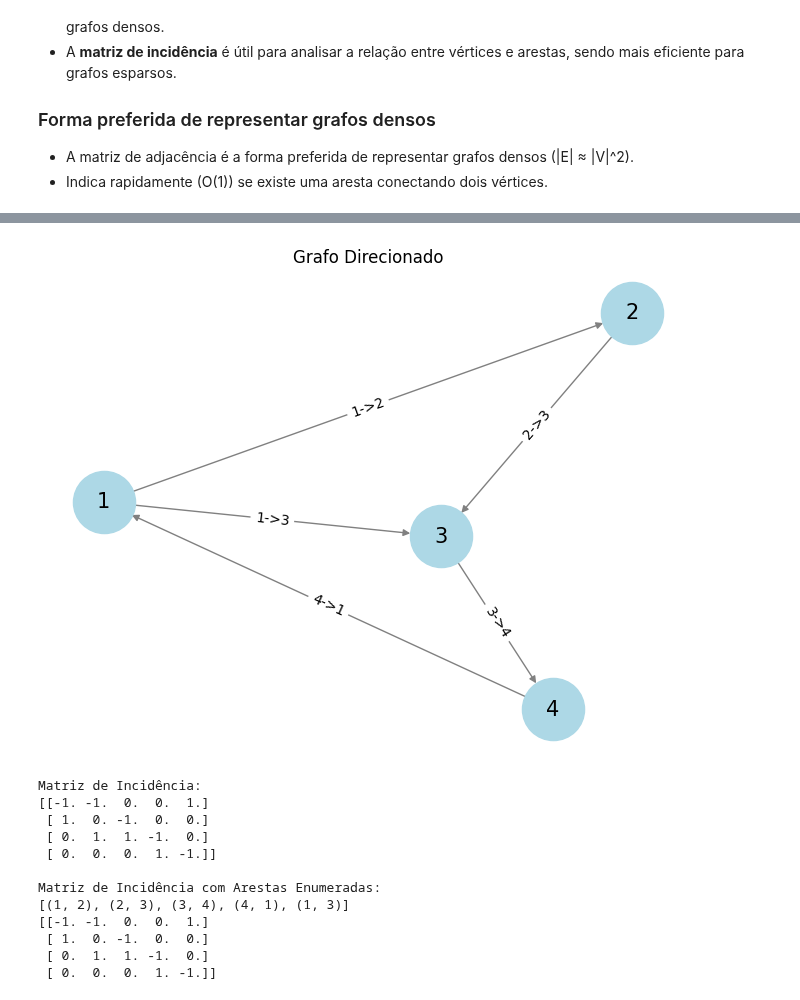
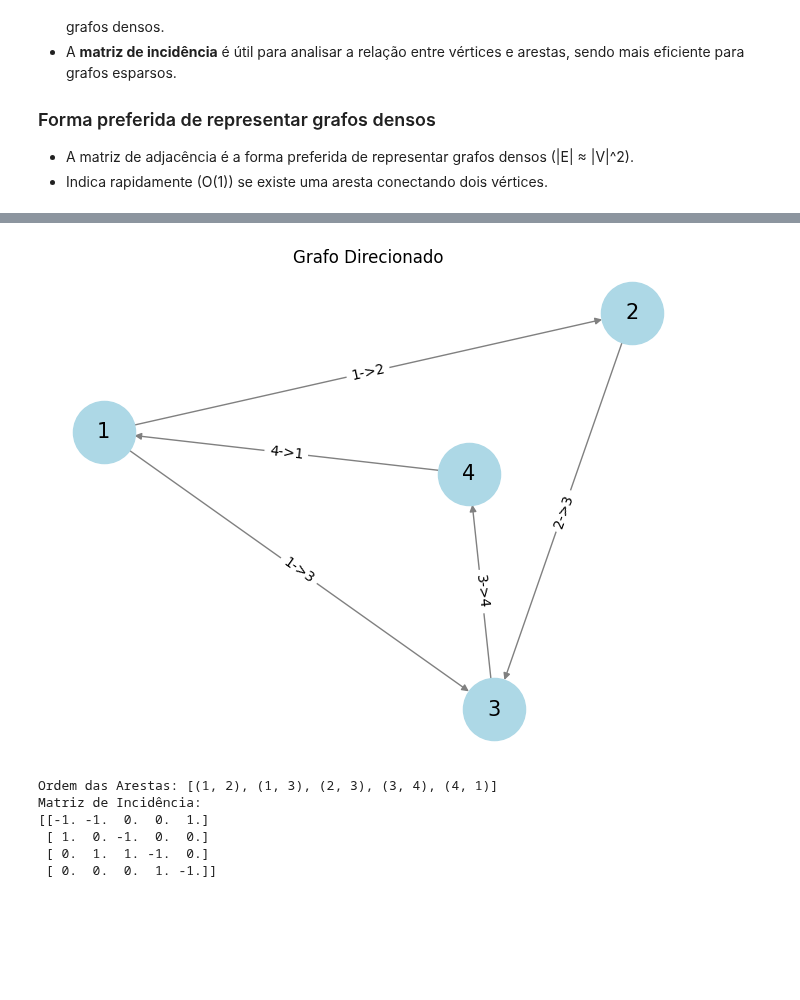
Before and after one commit to LeonardoVieiraGuimaraes/TeoriaGrafos, a Jupyter notebook: Aula03/RepresentacaoGrafoMatriz.ipynb, the cells around one changed output, grey strips where cells are left out. Saved outputs shown, nothing was run; the diff lists cells and outputs as text; code cells hidden in the pictures; blank space fills up the shorter version.

Commit message:
Changes to be committed: 	modified:   Aula03/RepresentacaoGrafoMatriz.ipynb

```diff
--- a/Aula03/RepresentacaoGrafoMatriz.ipynb
+++ b/Aula03/RepresentacaoGrafoMatriz.ipynb
@@ -226,36 +215,27 @@ Matriz de Incidência com Arestas Enumeradas:
 # %%
 # Definindo o grafo direcionado
 G = nx.DiGraph()
 
 edgelist = [(1, 2), (2, 3), (3, 4), (4, 1), (1, 3)]
 
 G.add_edges_from(edgelist)
 
 # Plotando o grafo usando a função personalizada
 draw_graph_with_labels_outside_arestas(G, "Grafo Direcionado")
 
 # Obtendo a matriz de incidência
 inc_matrix = nx.incidence_matrix(G, oriented=True).todense()
+
+# Exibindo a matriz de incidência e a ordem das arestas
+edges = list(G.edges())
+print("Ordem das Arestas:", edges)
 print("Matriz de Incidência:")
 print(inc_matrix)
-
-
-
-# Exibindo a matriz de incidência com as arestas enumeradas
-print("\nMatriz de Incidência com Arestas Enumeradas:")
-print(edgelist)
-print(inc_matrix)
 # %% [output]
-[figure, old version]
+[figure, new version]
+Ordem das Arestas: [(1, 2), (1, 3), (2, 3), (3, 4), (4, 1)]
 Matriz de Incidência:
 [[-1. -1.  0.  0.  1.]
  [ 1.  0. -1.  0.  0.]
  [ 0.  1.  1. -1.  0.]
  [ 0.  0.  0.  1. -1.]]
-
-Matriz de Incidência com Arestas Enumeradas:
-[(1, 2), (2, 3), (3, 4), (4, 1), (1, 3)]
-[[-1. -1.  0.  0.  1.]
- [ 1.  0. -1.  0.  0.]
- [ 0.  1.  1. -1.  0.]
- [ 0.  0.  0.  1. -1.]]
```
Also changed, not shown: parts of 6 cells of this notebook.
